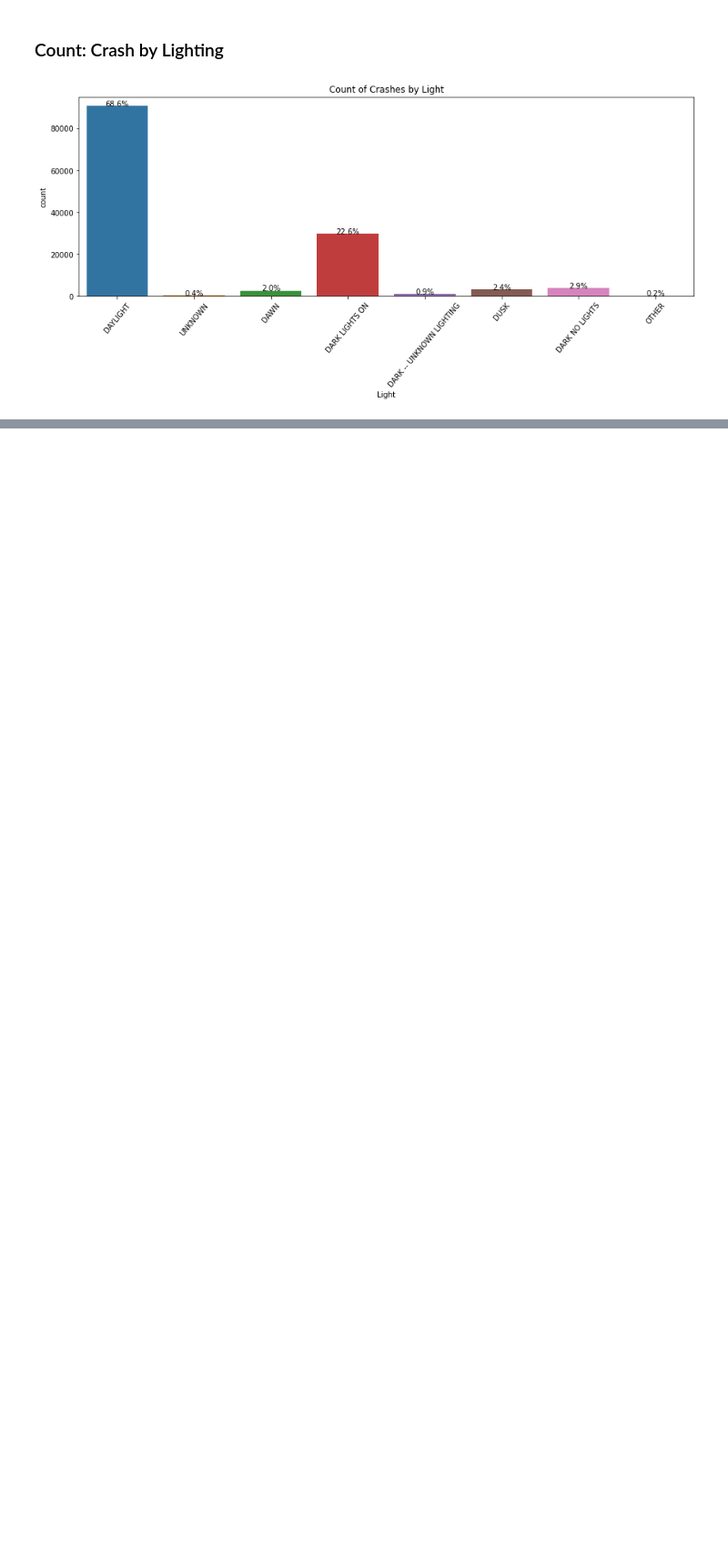
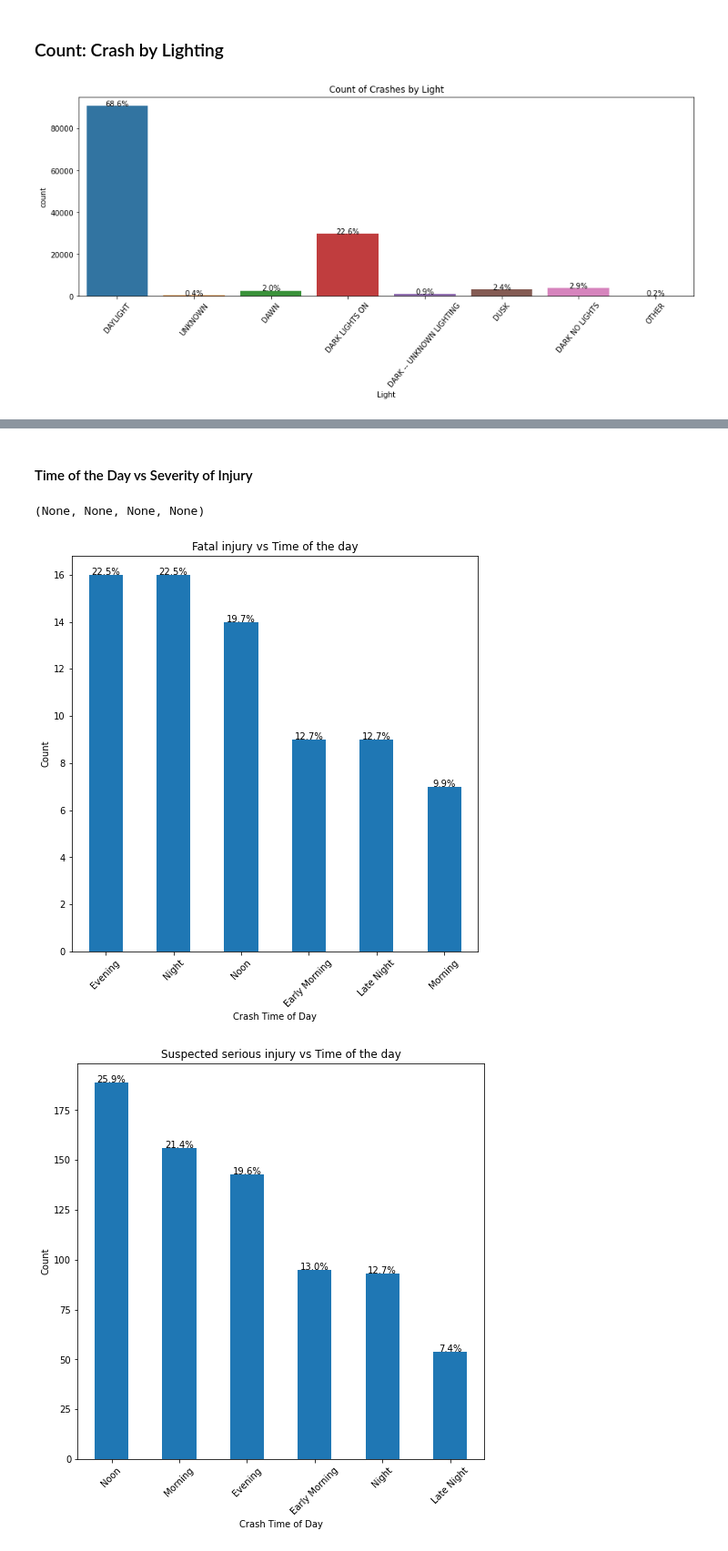
Before and after one commit to rayeni/car_crash_driver_profile, a Jupyter notebook: car_crash_eda.ipynb, the cells around one changed output, grey strips where cells are left out. Shown at 91% size. Cells and saved outputs as stored; diff of their text form; code cells hidden in the pictures; blank space fills up the shorter version.

```diff
--- a/car_crash_eda.ipynb
+++ b/car_crash_eda.ipynb
@@ -145,0 +240,21 @@ get_count(crash_orig_df, 'Light')
+# %% [markdown]
+#### Time of the Day vs Severity of Injury
+# %%
+def time_crash(feature):
+    plt.figure(figsize = (8,8))
+    plt.title(f'{feature.lower().capitalize()} vs Time of the day')
+    plt.ylabel('Count')
+    ax = crash_orig_df[crash_orig_df['Injury Severity']== f'{feature}'].groupby('Crash Time of Day')['Injury Severity'].count().sort_values(ascending = False).plot(kind = 'bar')
+    total = (crash_orig_df['Injury Severity']== f'{feature}').sum()
+    plt.xticks(rotation = 45)
+    for p in ax.patches:
+        percentage = '{:.1f}%'.format(100 * p.get_height()/total)
+        x = p.get_x() + p.get_width()/2
+        y = p.get_height()
+        ax.annotate(percentage, (x, y),ha='center')
+# %%
+time_crash('FATAL INJURY'),time_crash('SUSPECTED SERIOUS INJURY'),time_crash('SUSPECTED MINOR INJURY'),time_crash('POSSIBLE INJURY')
+# %% [output]
+(None, None, None, None)
+[figure, added]
+[figure, added]
```
Also changed, not shown: parts of 29 cells of this notebook.
